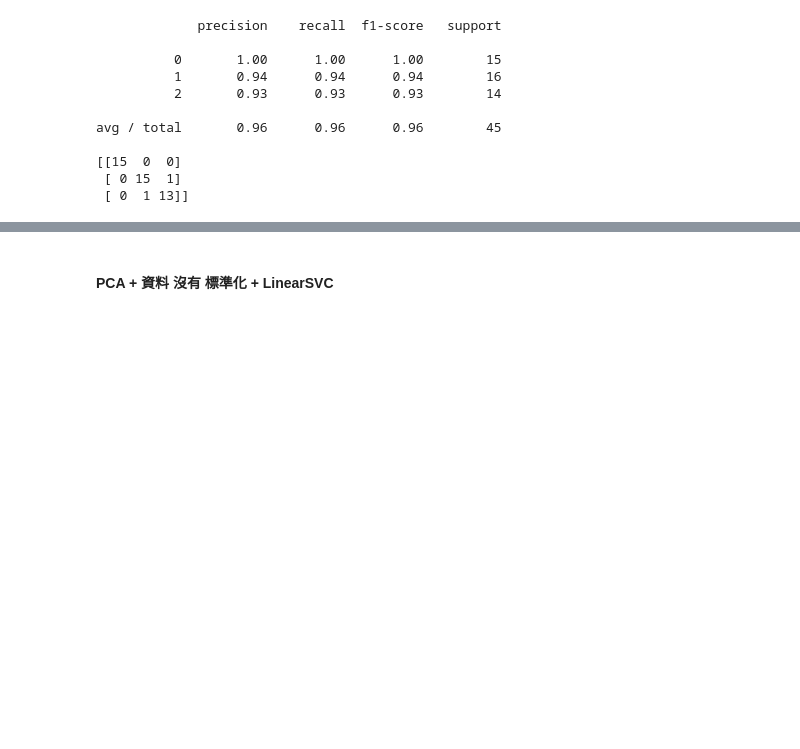
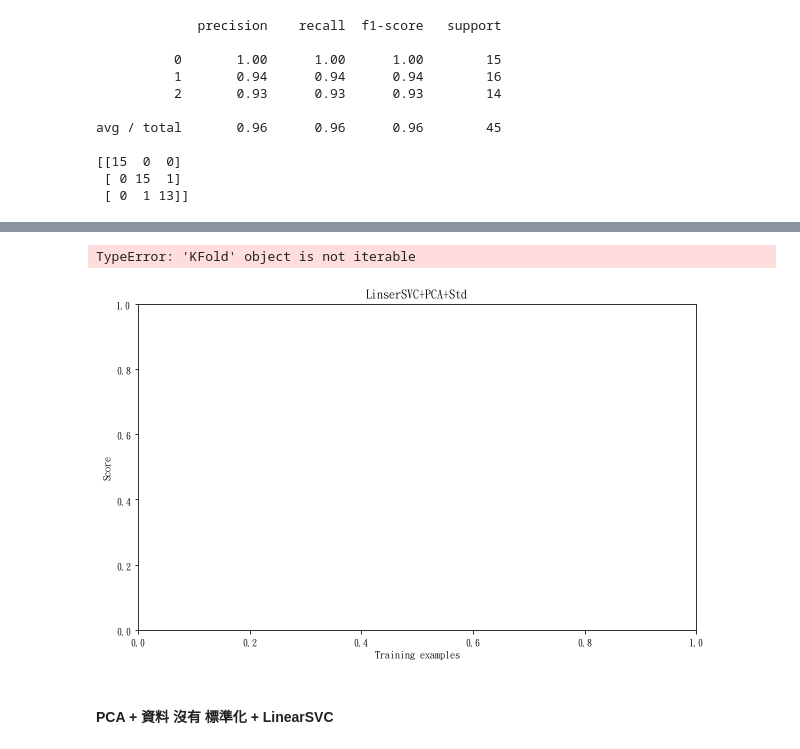
Before and after one commit to ChuangPoPO/python_textbook_practice, a Jupyter notebook: Sklearn_Iris.ipynb, the cells around one changed output, grey strips where cells are left out. Saved outputs shown, nothing was run; the diff lists cells and outputs as text; code cells hidden in the pictures; blank space fills up the shorter version.

```diff
--- a/Sklearn_Iris.ipynb
+++ b/Sklearn_Iris.ipynb
@@ -321,3 +446,12 @@ avg / total       0.96      0.96      0.96        45
+# %%
+kf = KFold(n_splits=4, random_state=None, shuffle=True)
+estimator = LinearSVC()
+
+sc.fit(X_pca2_train)
+plot_learning_curve(estimator, "LinserSVC+PCA+Std", sc.transform(X_pca2), y_pca2.values.ravel(), cv = kf, train_sizes=np.linspace(0.2, 1.0, 5))
+# %% [output]
+TypeError: 'KFold' object is not iterable
+[figure, added]
 # %% [markdown]
 #### PCA + 資料 沒有 標準化 + LinearSVC
 # %%
```
Also changed, not shown: parts of 13 cells of this notebook.
